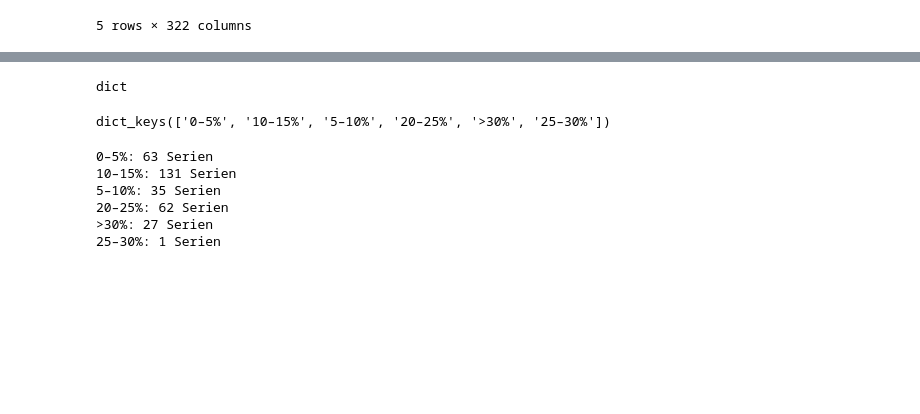
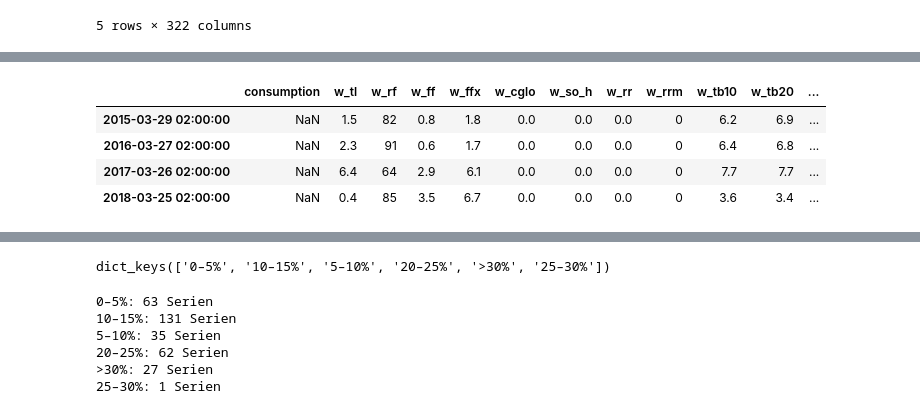
Before and after one commit to johannesgl4d0s/ersatzwerte_project, a Jupyter notebook: notebooks/11_get_test_data.ipynb, the cells around one changed output, grey strips where cells are left out. Drawn from its saved outputs; the diff is of its cells as text; code cells hidden in the pictures; blank space fills up the shorter version.

```diff
--- a/notebooks/11_get_test_data.ipynb
+++ b/notebooks/11_get_test_data.ipynb
@@ -765,0 +863,2 @@ series_with_weather['FL_00024360.PLAN.MengeHH.2']
+# %%
+df_price.rename(columns={"CEGHIX": "CEGH_WAP", "TRP NCG": "THE_WAP"}, inplace=True)
@@ -765,0 +875,29 @@ series_with_weather['FL_00024360.PLAN.MengeHH.2']
+# %%
+
+START = pd.Timestamp("2015-01-01 06:00:00")
+END   = pd.Timestamp("2018-12-31 23:00:00")
+
+dfp = df_price.copy()
+
+# 1) Index setzen
+if "Datum" in dfp.columns:
+    dfp["Datum"] = pd.to_datetime(dfp["Datum"], errors="coerce")
+    dfp = dfp.dropna(subset=["Datum"]).set_index("Datum").sort_index()
+
+# 2) Von lokaler Zeit (Europe/Vienna) -> UTC -> tz-naiv
+idx = dfp.index
+if getattr(idx, "tz", None) is None:
+    dfp.index = (
+        idx.tz_localize("Europe/Vienna", ambiguous="infer", nonexistent="shift_forward")
+           .tz_convert("UTC")
+           .tz_localize(None)
+    )
+
+# 3) Stündliches Raster + Lücken schließen (falls doch welche)
+full_idx = pd.date_range(START, END, freq="h")
+dfp = dfp.reindex(full_idx)
+dfp = dfp.interpolate(method="time").ffill().bfill()
+
+# 4) Join auf alle Serien (die sind bereits naive UTC + stündlich)
+for k, dfk in list(series_with_weather.items()):
+    series_with_weather[k] = dfk.join(dfp[["CEGH_WAP","THE_WAP"]], how="left")
@@ -766,3 +921,11 @@ series_with_weather['FL_00024360.PLAN.MengeHH.2']
+# %%
+series_with_weather['FL_00024360.PLAN.MengeHH.2'][series_with_weather['FL_00024360.PLAN.MengeHH.2'][["THE_WAP","CEGH_WAP"]].isna().any(axis=1)]
+# %% [output]
+|  | consumption | w_tl | w_rf | w_ff | w_ffx | w_cglo | w_so_h | w_rr | w_rrm | w_tb10 | w_tb20 | ... |
+| 2015-03-29 02:00:00 | NaN | 1.5 | 82 | 0.8 | 1.8 | 0.0 | 0.0 | 0.0 | 0 | 6.2 | 6.9 | ... |
+| 2016-03-27 02:00:00 | NaN | 2.3 | 91 | 0.6 | 1.7 | 0.0 | 0.0 | 0.0 | 0 | 6.4 | 6.8 | ... |
+| 2017-03-26 02:00:00 | NaN | 6.4 | 64 | 2.9 | 6.1 | 0.0 | 0.0 | 0.0 | 0 | 7.7 | 7.7 | ... |
+| 2018-03-25 02:00:00 | NaN | 0.4 | 85 | 3.5 | 6.7 | 0.0 | 0.0 | 0.0 | 0 | 3.6 | 3.4 | ... |
 # %%
 na_overview.head()
 # %% [output]
@@ -822,10 +985,6 @@ def get_series_by_bin(bin_label: str):
 
 # Beispiel:
 cluster_10_15 = get_series_by_bin("10–15%")
-# %%
-type(cluster_10_15)
-# %% [output]
-dict
 # %%
 series_by_bin = defaultdict(dict)
 for k, dfk in series_with_weather.items():
```
Also changed, not shown: parts of 19 cells of this notebook, 3 other files.
